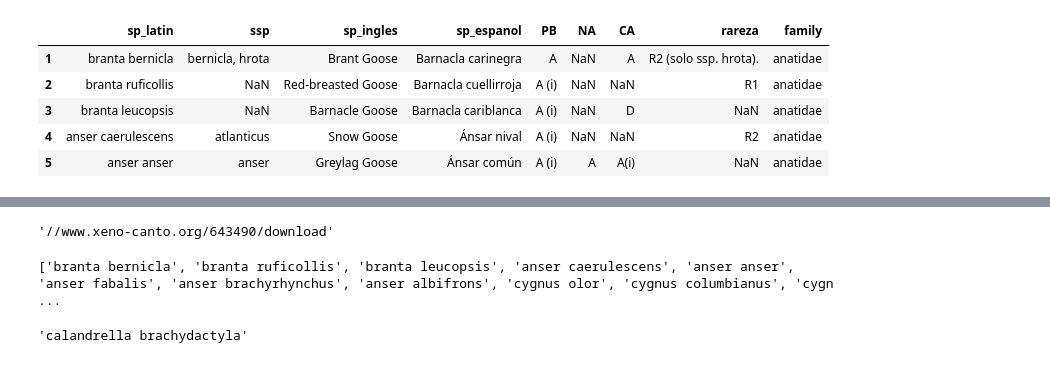
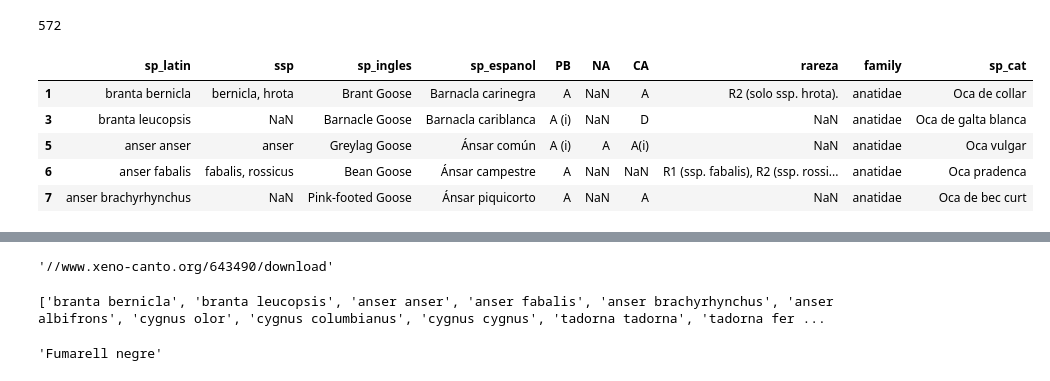
Before and after one commit to fergascod/Bird-song-learner, a Jupyter notebook: GettingBirdData.ipynb, the cells around one changed output, grey strips where cells are left out. Saved outputs shown, nothing was run; the diff lists cells and outputs as text; code cells hidden in the pictures.

Commit message:
added catalan names + test functioniality

```diff
--- a/GettingBirdData.ipynb
+++ b/GettingBirdData.ipynb
@@ -16,32 +33,46 @@ print(scientificToCatalan)
 # %%
 allbirds=pd.read_csv("Data/AvesEspaña.csv", header=None, sep=";")
 
 # Get column names
 column_names=["sp_latin", "ssp", "sp_ingles", "sp_espanol", "PB", "NA", "CA", "rareza"]
 allbirds.columns=column_names
 
 # Take family name and put it as new column
 family=[]
 lastfamily=None
 for row in allbirds.iterrows():
     if not isinstance(row[1][3], str):
         lastfamily=row[1][0].lower()
     else:
         family.append(lastfamily)
 
-# Remove family rows
+# Remove family rows and set them as new column
 allbirds=allbirds[allbirds["sp_ingles"].apply(lambda x : isinstance(x, str))]
 allbirds["family"]=family
 
+# lowercase all scientific names
 allbirds["sp_latin"]=allbirds["sp_latin"].apply(lambda x : x.lower())
-allbirds.head()
+
+def toCatalan(x):
+    if x not in scientificToCatalan.keys():
+        return "noName"
+    else:
+        return scientificToCatalan[x]
+
+# Set catalan name as new column
+allbirds["sp_cat"]=allbirds["sp_latin"].apply(toCatalan)
+
+# Filter all birds for which we don't know the catalan name
+catBirds=allbirds[allbirds["sp_cat"]!="noName"]
+catBirds.head()
 # %% [output]
+572
-|  | sp_latin | ssp | sp_ingles | sp_espanol | PB | NA | CA | rareza | family |
-| 1 | branta bernicla | bernicla, hrota | Brant Goose | Barnacla carinegra | A | NaN | A | R2 (solo ssp. hrota). | anatidae |
-| 2 | branta ruficollis | NaN | Red-breasted Goose | Barnacla cuellirroja | A (i) | NaN | NaN | R1 | anatidae |
-| 3 | branta leucopsis | NaN | Barnacle Goose | Barnacla cariblanca | A (i) | NaN | D | NaN | anatidae |
-| 4 | anser caerulescens | atlanticus | Snow Goose | Ánsar nival | A (i) | NaN | NaN | R2 | anatidae |
-| 5 | anser anser | anser | Greylag Goose | Ánsar común | A (i) | A | A(i) | NaN | anatidae |
+|  | sp_latin | ssp | sp_ingles | sp_espanol | PB | NA | CA | rareza | family | sp_cat |
+| 1 | branta bernicla | bernicla, hrota | Brant Goose | Barnacla carinegra | A | NaN | A | R2 (solo ssp. hrota). | anatidae | Oca de collar |
+| 3 | branta leucopsis | NaN | Barnacle Goose | Barnacla cariblanca | A (i) | NaN | D | NaN | anatidae | Oca de galta blanca |
+| 5 | anser anser | anser | Greylag Goose | Ánsar común | A (i) | A | A(i) | NaN | anatidae | Oca vulgar |
+| 6 | anser fabalis | fabalis, rossicus | Bean Goose | Ánsar campestre | A | NaN | NaN | R1 (ssp. fabalis), R2 (ssp. rossi... | anatidae | Oca pradenca |
+| 7 | anser brachyrhynchus | NaN | Pink-footed Goose | Ánsar piquicorto | A | NaN | A | NaN | anatidae | Oca de bec curt |
 # %%
 def make_url(bird_sp):
     '''Given the scientific name of a bird species this function
@@ -98,13 +136,13 @@ url=birdRecBySp["troglodytes troglodytes"][8]["file"]
 # %% [output]
 '//www.xeno-canto.org/643490/download'
 # %%
-includedBirds=list(birdRecBySp.keys())
+includedBirds=list(birdRecBySpCat.keys())
 print(includedBirds)
 # %% [output]
-['branta bernicla', 'branta ruficollis', 'branta leucopsis', 'anser caerulescens', 'anser anser', 'anser fabalis', 'anser brachyrhynchus', 'anser albifrons', 'cygnus olor', 'cygnus columbianus', 'cygn ...
+['branta bernicla', 'branta leucopsis', 'anser anser', 'anser fabalis', 'anser brachyrhynchus', 'anser albifrons', 'cygnus olor', 'cygnus columbianus', 'cygnus cygnus', 'tadorna tadorna', 'tadorna fer ...
 # %%
 import random as rand
-rand.choice(includedBirds)
+scientificToCatalan[rand.choice(includedBirds)]
 # %% [output]
-'calandrella brachydactyla'
+'Fumarell negre'
 # %%
```
Also changed, not shown: parts of 5 cells of this notebook.
